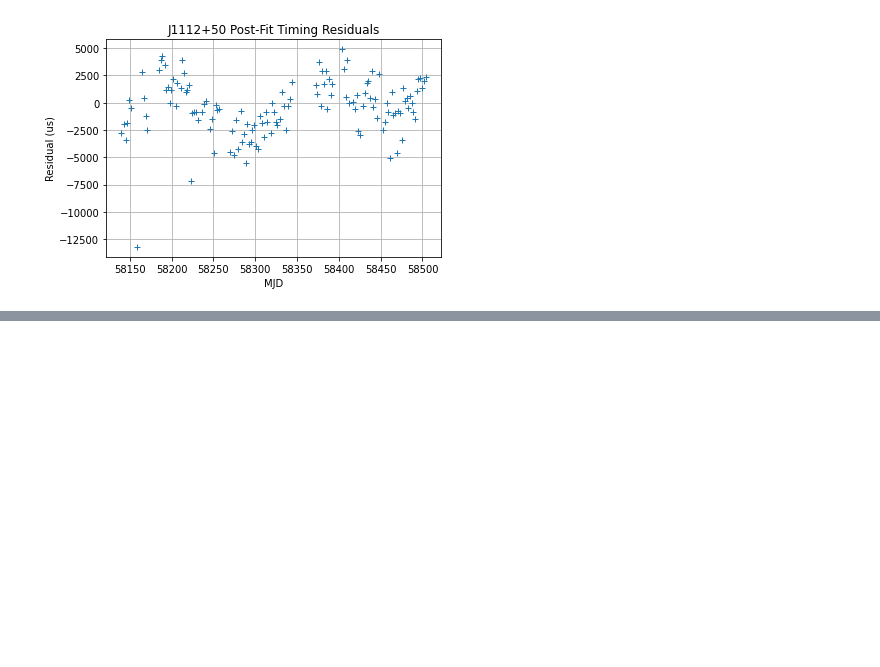
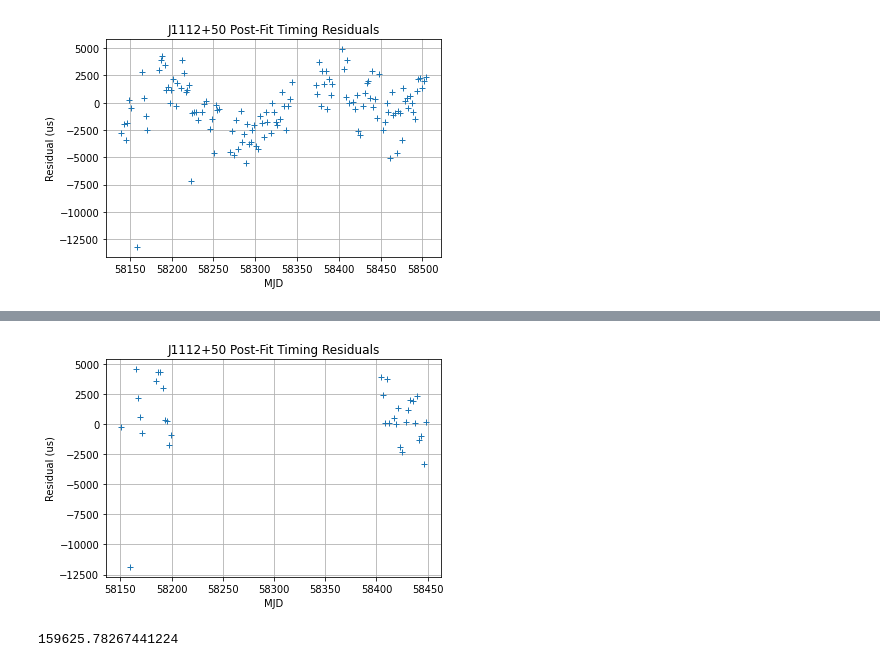
Before and after one commit to KazAndr/test_modules, a Jupyter notebook: pint/clearing&timing.ipynb, the cells around one changed output, grey strips where cells are left out. Saved outputs shown, nothing was run; the diff lists cells and outputs as text; code cells hidden in the pictures; blank space fills up the shorter version.

```diff
--- a/pint/clearing&timing.ipynb
+++ b/pint/clearing&timing.ipynb
@@ -124,0 +144,2 @@ plt.grid()
+# %%
+t_parts = get_intervals_toas(t, [(58150, 58200), (58400, 58450)])
@@ -124,0 +151,8 @@ plt.grid()
+# %%
+plt.plot(t_parts.get_mjds(), f.resids.time_resids.to(u.us), '+')
+plt.title("%s Post-Fit Timing Residuals" % m.PSR.value)
+plt.xlabel("MJD")
+plt.ylabel("Residual (us)")
+plt.grid()
+# %% [output]
+[figure, added]
@@ -124,0 +163,5 @@ plt.grid()
+# %%
+f = fit.WLSFitter(t_clear, m)
+f.fit_toas()
+# %% [output]
+159625.78267441224
```
Also changed, not shown: parts of 15 cells of this notebook.
